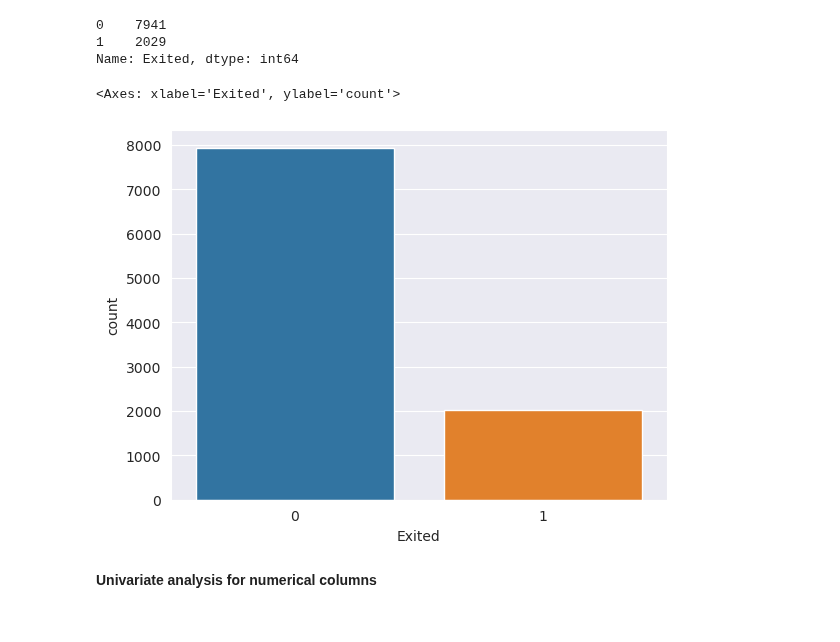
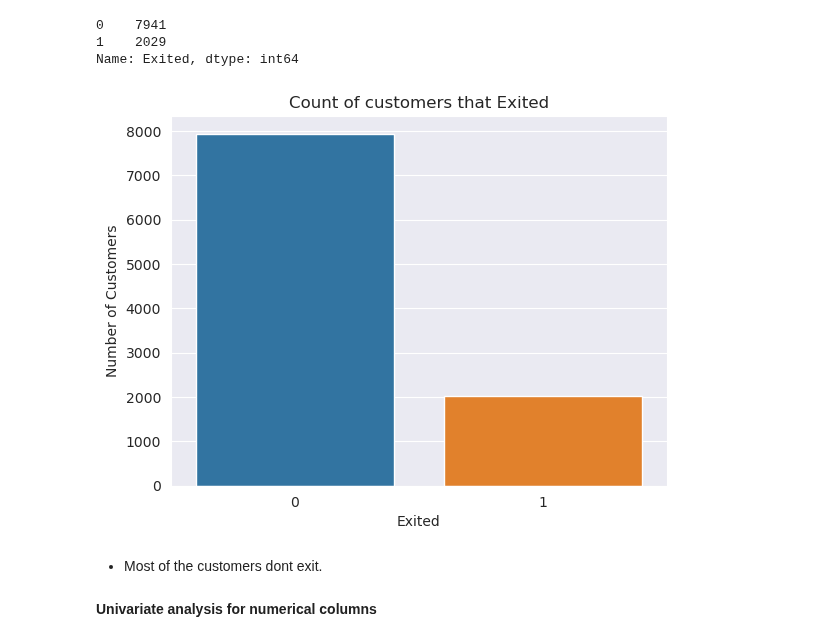
Before and after one commit to levine01/Group6_Phase3_Project, a Jupyter notebook: index.ipynb, the cells around one changed output. Cells and saved outputs as stored; diff of their text form; code cells hidden in the pictures.

```diff
--- a/index.ipynb
+++ b/index.ipynb
@@ -262,10 +214,14 @@ Name: Exited, dtype: int64
 # %%
 # A bar graph to show the distribution
 plt.Figure(figsize=(12,6))
 sns.countplot(x='Exited' ,data=data)
+plt.ylabel("Number of Customers")
+plt.title("Count of customers that Exited")
+plt.show()
 # %% [output]
-<Axes: xlabel='Exited', ylabel='count'>
-[figure, old version]
+[figure, new version]
+# %% [markdown]
+- Most of the customers dont exit.
 # %% [markdown]
 **Univariate analysis for numerical columns**
 # %%
```
Also changed, not shown: parts of 42 cells of this notebook.
